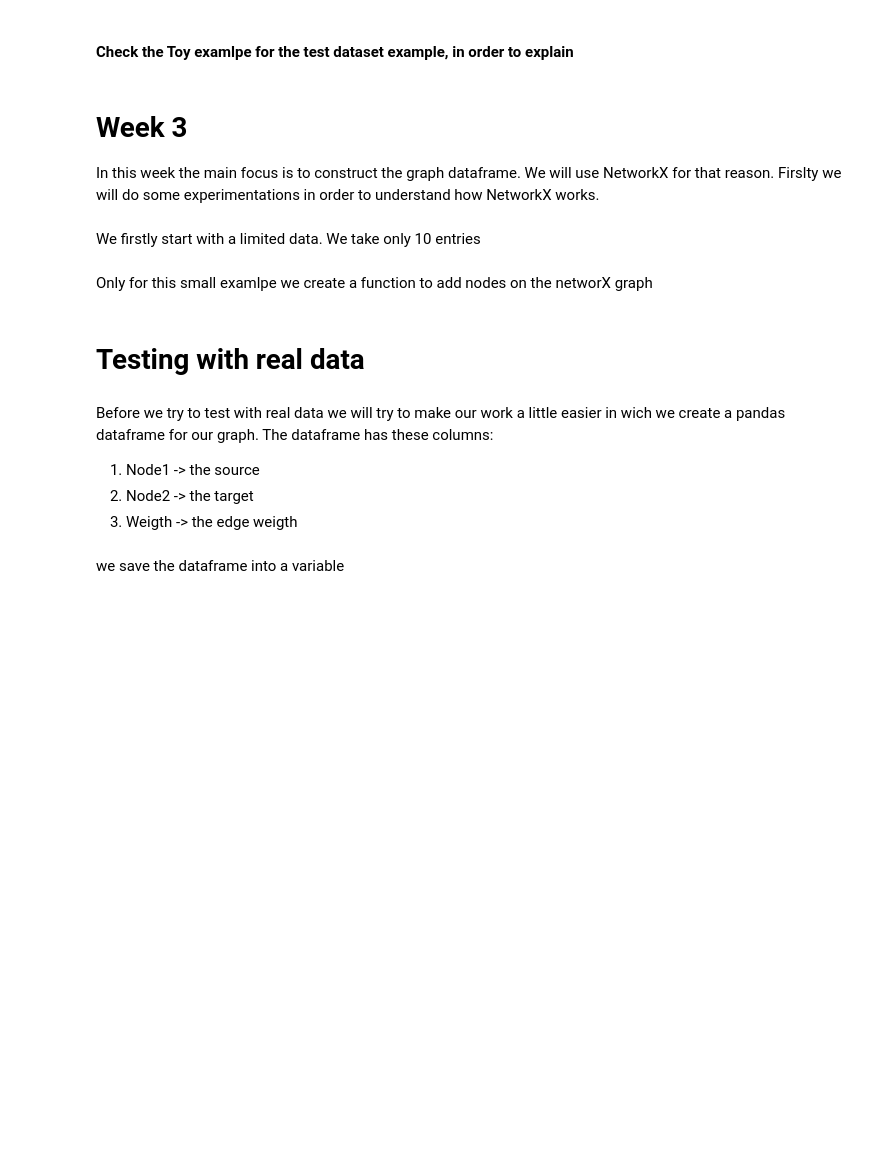
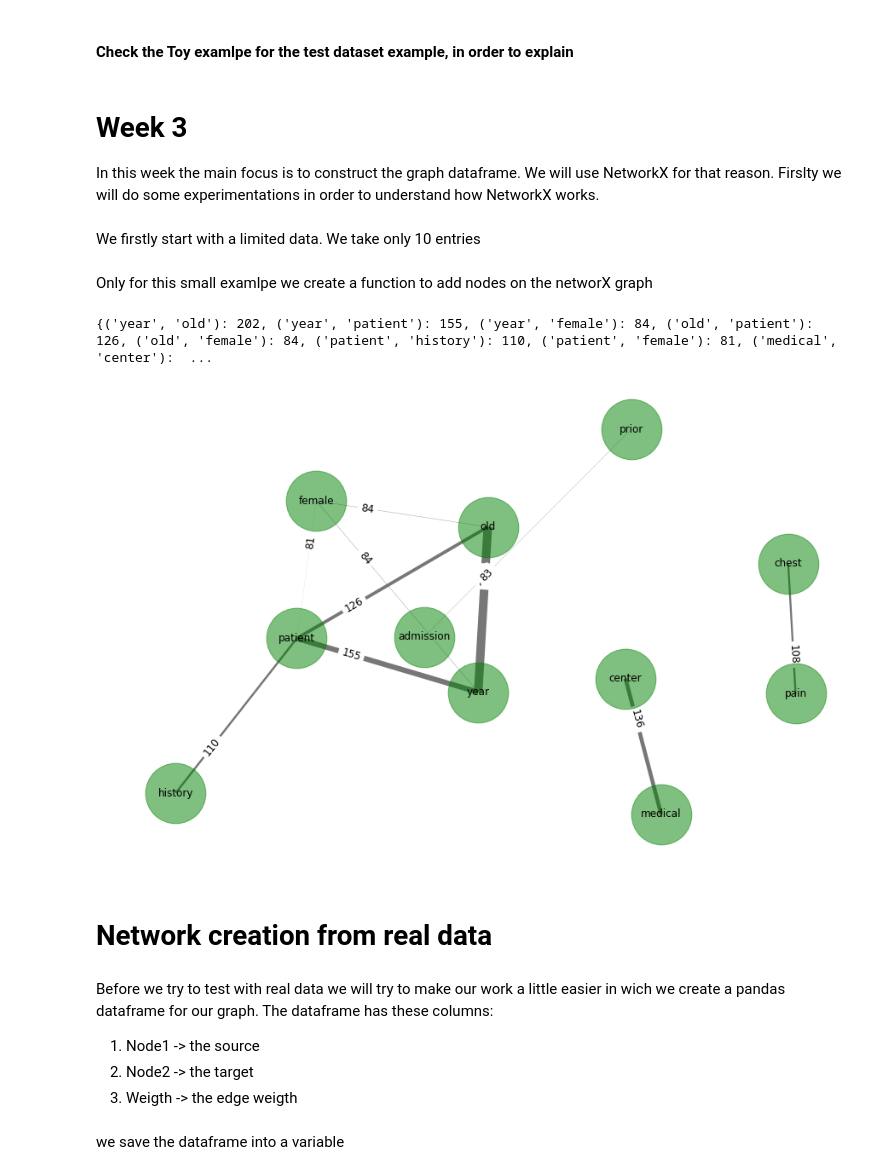
Before and after one commit to LaertNuhu/MedDataVisualisation, a Jupyter notebook: Implementation.ipynb, the cells around one changed output. Drawn from its saved outputs; the diff is of its cells as text; code cells hidden in the pictures; blank space fills up the shorter version.

```diff
--- a/Implementation.ipynb
+++ b/Implementation.ipynb
@@ -510,5 +505,52 @@ plt.show()
+# %%
+# a function to rescale/adjust values based in min-max normalization
+def rescale(value, minV, maxV):
+    if(minV == maxV):
+        return 0.5
+    rescaled = (value - (minV-1)) / (maxV - minV)*10
+    return rescaled;
+# %%
+def visualizeNetwork(data,hasEdgeLabels=False):
+    G = createNetwork(data)
+    # define plot properties
+    plt.figure(figsize=(15,10))
+    # define positions
+    pos = nx.spring_layout(G, k=5/math.sqrt(G.order()),iterations=5)
+    # draw nodes
+    nx.draw_networkx_nodes(G, pos, node_size=5000,alpha=0.5, node_color="green")
+    # add weights to a list
+    weightsList = []
+    for edge in G.edges:
+        weight = G[edge[0]][edge[1]]["weight"]
+        weightsList.append(weight)
+    # we rescale the edge weight to be in [0,11]
+    maxVal = max(weightsList)
+    minVal = min(weightsList)
+    rescaledVal = functools.partial(rescale, maxV=maxVal, minV=minVal)
+    weightsList=list(map(rescaledVal,weightsList))
+    # draw edges
+    nx.draw_networkx_edges(G, pos, edge_color="#555555",alpha=0.8, width=weightsList)
+    # draw node labels
+    nx.draw_networkx_labels(G, pos, font_size=12, font_family='sans-serif')
+    print(nx.get_edge_attributes(G,'weight'))
+    if hasEdgeLabels:
+        # get edge labels
+        edge_labels = nx.get_edge_attributes(G,'weight')
+        # draw edge labels
+        nx.draw_networkx_edge_labels(G, pos, font_size=12, font_family='sans-serif',edge_labels=edge_labels,label_pos=0.3)
+
+    # hide axis
+    plt.axis('off')
+    # show plot
+    plt.show()
+# %%
+# visualize network
+visualizeNetwork(d,True)
+# %% [output]
+{('year', 'old'): 202, ('year', 'patient'): 155, ('year', 'female'): 84, ('old', 'patient'): 126, ('old', 'female'): 84, ('patient', 'history'): 110, ('patient', 'female'): 81, ('medical', 'center'):  ...
+[figure, added]
 # %% [markdown]
-# Testing with real data
+# Network creation from real data
 # %% [markdown]
 Before we try to test with real data we will try to make our work a little easier in wich we create a pandas dataframe for our graph. The dataframe has these columns:
 
```
Also changed, not shown: parts of 20 cells of this notebook.
